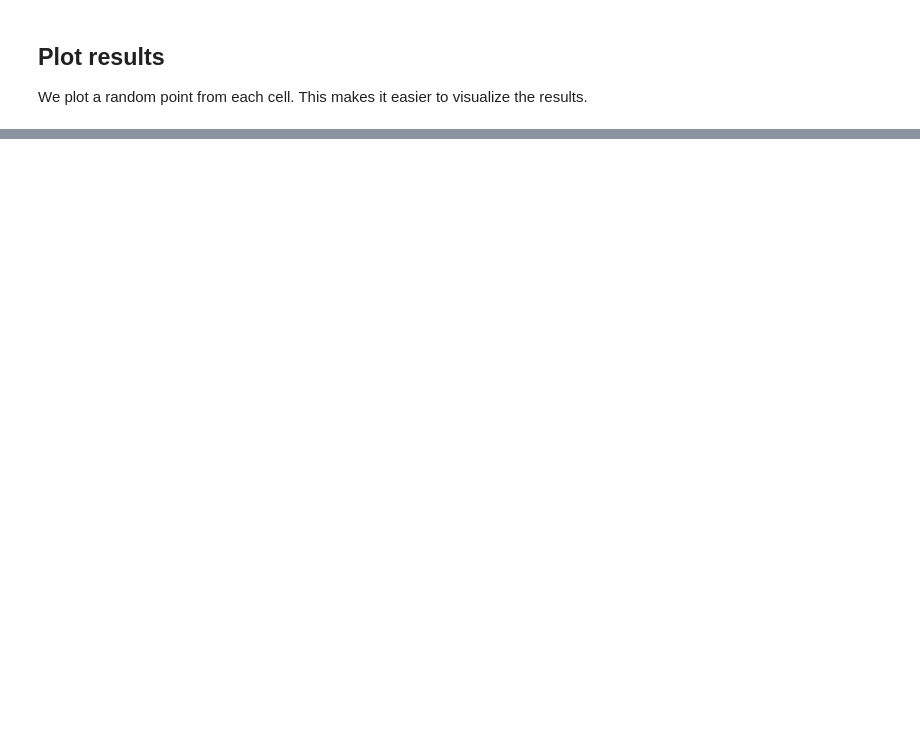
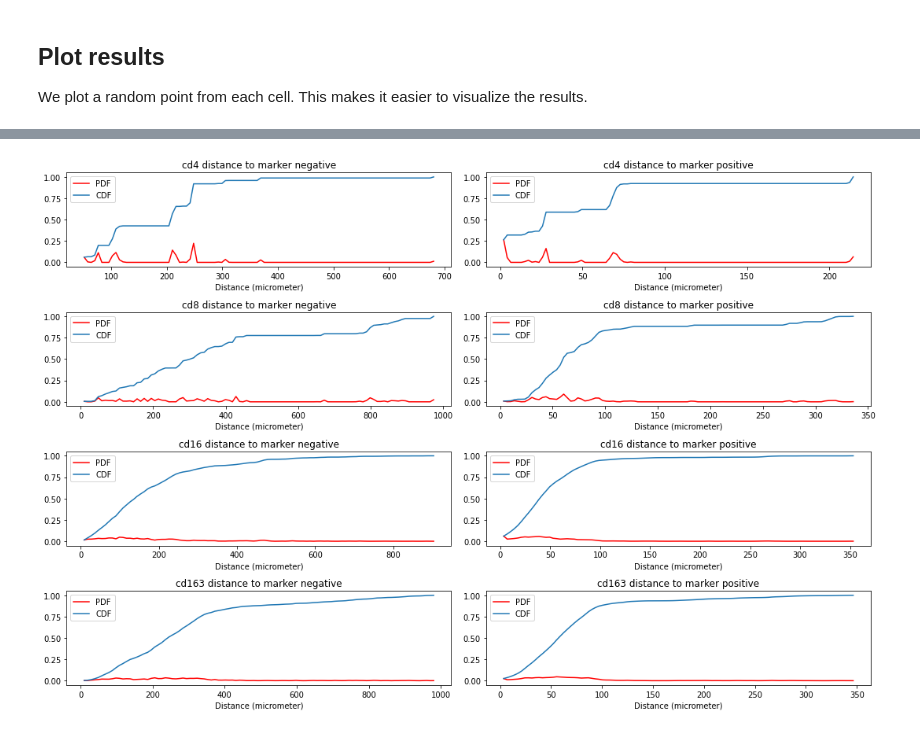
Before and after one commit to kaczmarj/tumor-microenvironment-analysis, a Jupyter notebook: example.ipynb, the cells around one changed output, grey strips where cells are left out. Drawn from its saved outputs; the diff is of its cells as text; code cells hidden in the pictures; blank space fills up the shorter version.

```diff
--- a/example.ipynb
+++ b/example.ipynb
@@ -95,0 +118,3 @@ plt.show()
+# %%
+df = pd.read_csv("tumor-microenv-output-20210826.csv.gz")
+df.head()
@@ -95,0 +142,28 @@ plt.show()
+# %%
+def get_pdf_and_cdf(values, bins=100):
+    values = np.asarray(values)
+    count, bins = np.histogram(values, bins=100)
+    pdf = count / count.sum()
+    cdf = pdf.cumsum()
+    return pdf, cdf, bins
+
+def plot_pdf_cdf(pdf, cdf, bins, cell_type, marker_type, ax):
+    ax.plot(bins[1:], pdf, color="red", label="PDF")
+    ax.plot(bins[1:], cdf, label="CDF")
+    ax.legend()
+    ax.set_xlabel("Distance (micrometer)")
+    ax.set_title(f"{cell_type} distance to marker {marker_type}")
+    return ax
+# %%
+fig, axes = plt.subplots(nrows=4, ncols=2, figsize=(15, 10))
+cell_types = ["cd4", "cd8", "cd16", "cd163"]
+for i, cell_type in enumerate(cell_types):
+    for j, (marker_status, column)  in enumerate(
+        [("negative", "dist_to_marker_neg"), ("positive", "dist_to_marker_pos")]):
+
+        # Multiply pixels by mpp to get distance in micrometers.
+        pdf, cdf, bins = get_pdf_and_cdf(df.query(f"cell_type=='{cell_type}'").loc[:, column] * 0.34622)
+        plot_pdf_cdf(pdf, cdf, bins, cell_type=cell_type, marker_type=marker_status, ax=axes[i, j])
+fig.tight_layout()
+# %% [output]
+[figure, added]
```
Also changed, not shown: parts of 13 cells of this notebook.
